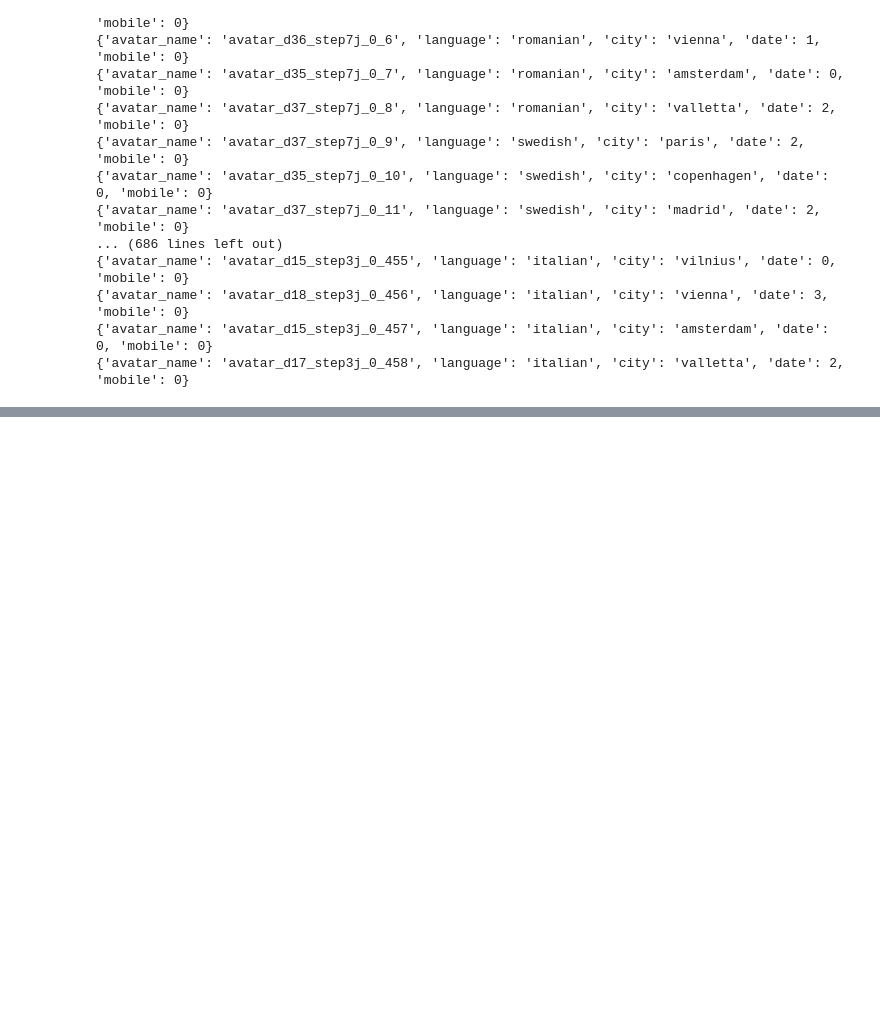
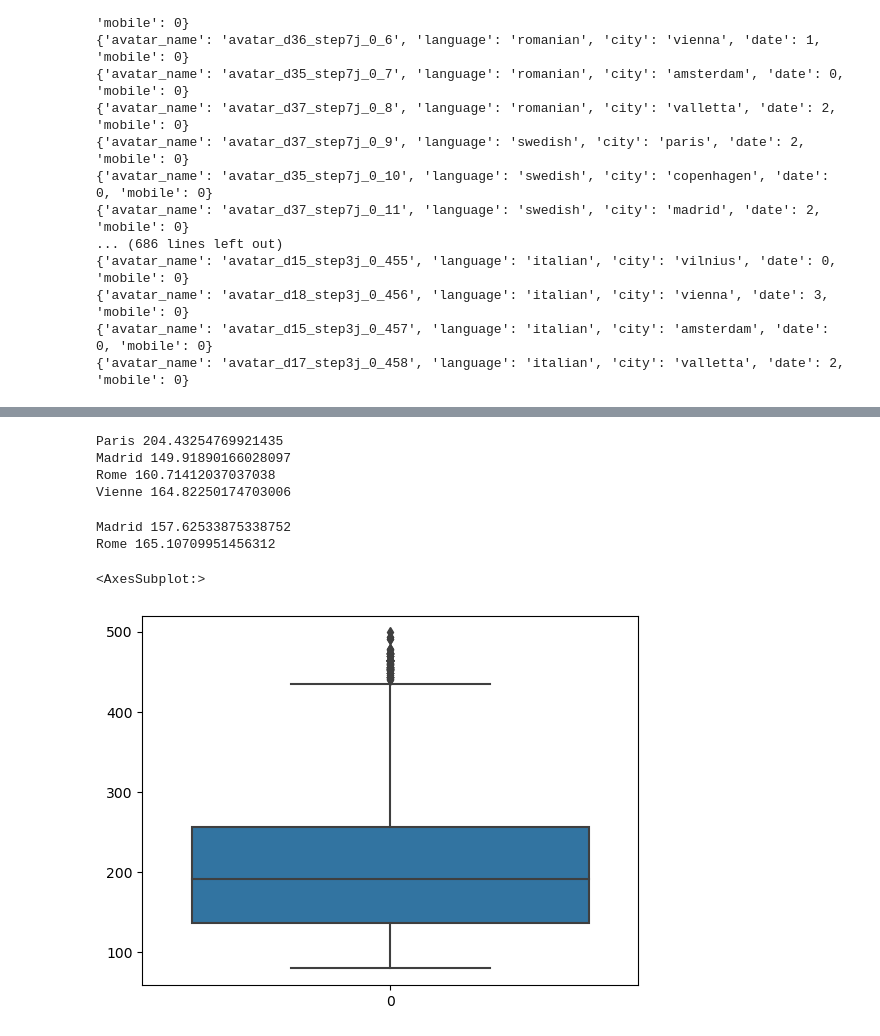
Before and after one commit to EliseBcl/D-fi_IA_2023, a Jupyter notebook: defi_ia_2023.ipynb, the cells around one changed output, grey strips where cells are left out. Drawn from its saved outputs; the diff is of its cells as text; code cells hidden in the pictures; blank space fills up the shorter version.

Commit message:
requests 6

```diff
--- a/defi_ia_2023.ipynb
+++ b/defi_ia_2023.ipynb
@@ -538,0 +538,39 @@ display(requests_5)
+# %%
+matrix_avatar = pd.DataFrame([],columns = ['avatar_id', 'name'])
+pricing_requests = []
+compteur = 0
+
+
+for j in range(np.shape(language)[0]):
+#for j in range(1) :
+    a = random.randint(-2,2)
+    b = random.randint(0,1)
+    name = "avatar_d_"+str(language[j])+"_plusieurs_villes"
+    params = {
+            "avatar_name": name ,
+            "language": language[j],
+            "city": city[1],
+            "date": 10 + a,
+            "mobile": b,
+    }
+    compteur +=1
+    print(params)
+
+#     r1 = requests.post(path(f"avatars/{user_id}/{name}"))
+#     r1 = requests.get(path(f"pricing/{user_id}"), params=params)
+#     pricing_requests.append(
+#         pd.DataFrame(r1.json()['prices']).assign(**r1.json()['request'])
+#     )
+#     df_tmp = pd.DataFrame([(r1.json()['request']['avatar_id'],name)], columns=['avatar_id', 'name'])
+#     matrix_avatar = matrix_avatar.append(df_tmp)
+
+
+
+print(compteur)
+
+pricing_requests = pd.concat(pricing_requests)
+matrix_avatar_df = pd.DataFrame(matrix_avatar)
+sub_matrix_1 = pd.merge(pricing_requests,matrix_avatar_df)
+# sub_matrix_1.to_csv('requests_5.csv')
+# display(matrix_merge_5)
+display(sub_matrix_1)
@@ -538,0 +759,22 @@ display(requests_5)
+# %%
+print("Paris",np.mean(sub_matrix_1.price))
+print("Madrid",np.mean(sub_matrix_2.price))
+print("Rome",np.mean(sub_matrix_3.price))
+print("Vienne",np.mean(sub_matrix_4.price))
+# %% [output]
+Paris 204.43254769921435
+Madrid 149.91890166028097
+Rome 160.71412037037038
+Vienne 164.82250174703006
+# %%
+print("Madrid",np.mean(sub_matrix_5_round_2.price))
+print("Rome",np.mean(sub_matrix_6_round_2.price))
+# %% [output]
+Madrid 157.62533875338752
+Rome 165.10709951456312
+# %%
+import seaborn as sns
+sns.boxplot(sub_matrix_1.price)
+# %% [output]
+<AxesSubplot:>
+[figure, added]
```
Also changed, not shown: parts of 18 cells of this notebook, 2 other files.
